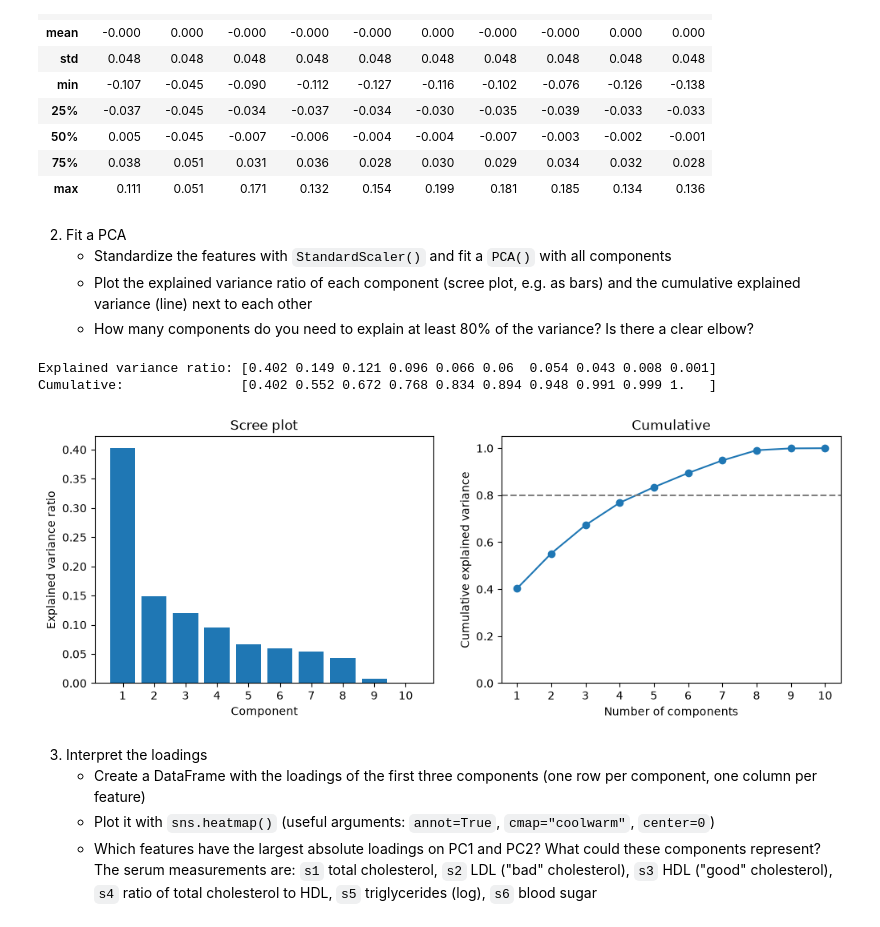
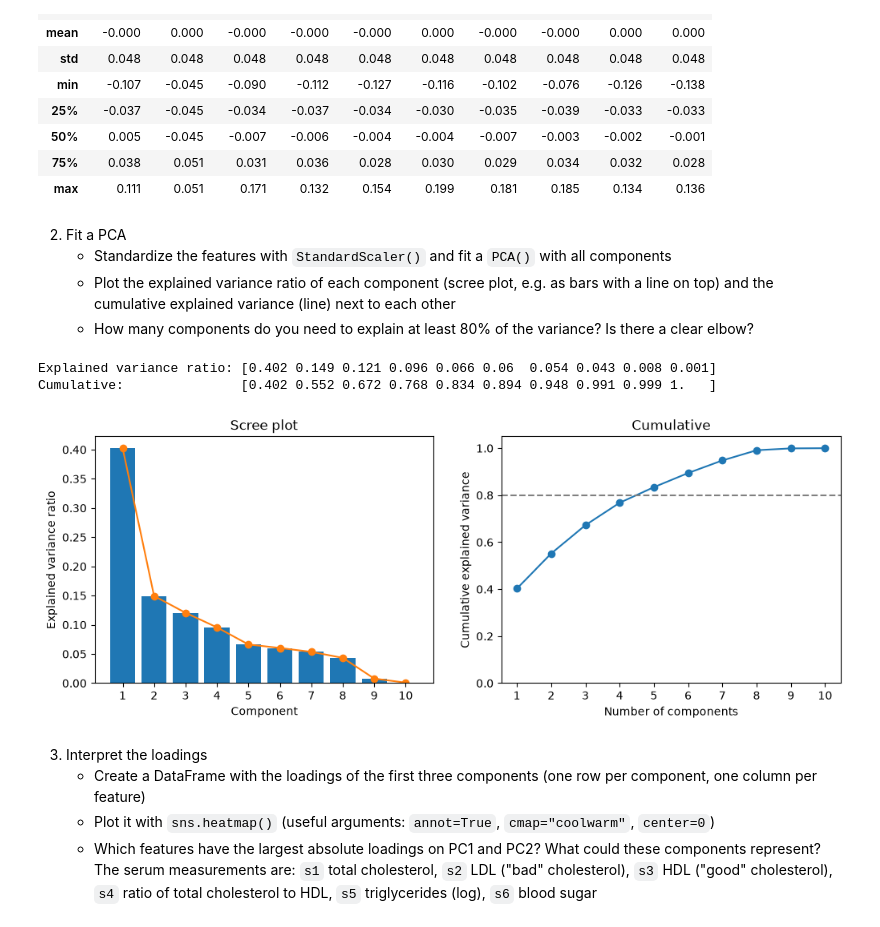
Before and after one commit to mibur1/psy300, a Jupyter notebook: book/solutions/solutions_2.ipynb, the cells around one changed output. Drawn from its saved outputs; the diff is of its cells as text; code cells hidden in the pictures.

```diff
--- a/book/solutions/solutions_2.ipynb
+++ b/book/solutions/solutions_2.ipynb
@@ -209,34 +209,35 @@ X.describe().round(3)
 # %% [markdown]
 2) Fit a PCA
     - Standardize the features with `StandardScaler()` and fit a `PCA()` with all components
-    - Plot the explained variance ratio of each component (scree plot, e.g. as bars) and the cumulative explained variance (line) next to each other
+    - Plot the explained variance ratio of each component (scree plot, e.g. as bars with a line on top) and the cumulative explained variance (line) next to each other
     - How many components do you need to explain at least 80% of the variance? Is there a clear elbow?
 # %%
 import numpy as np
 import matplotlib.pyplot as plt
 from sklearn.preprocessing import StandardScaler
 from sklearn.decomposition import PCA
 
 # Standardize the data and fit the PCA
 X_std = StandardScaler().fit_transform(X)
 pca = PCA().fit(X_std)
 
 evr = pca.explained_variance_ratio_
 components = np.arange(1, len(evr) + 1)
 print("Explained variance ratio:", evr.round(3))
 print("Cumulative:              ", evr.cumsum().round(3))
 
 # Plot the explained variance ratio and the cumulative explained variance
 fig, ax = plt.subplots(1, 2, figsize=(12, 4))
 ax[0].bar(components, evr)
+ax[0].plot(components, evr, marker="o", color="C1")
 ax[0].set(xlabel="Component", ylabel="Explained variance ratio", title="Scree plot", xticks=components)
 ax[1].plot(components, evr.cumsum(), marker="o")
 ax[1].axhline(0.8, color="gray", linestyle="--")
 ax[1].set(xlabel="Number of components", ylabel="Cumulative explained variance", title="Cumulative", xticks=components, ylim=(0, 1.05));
 # %% [output]
 Explained variance ratio: [0.402 0.149 0.121 0.096 0.066 0.06  0.054 0.043 0.008 0.001]
 Cumulative:               [0.402 0.552 0.672 0.768 0.834 0.894 0.948 0.991 0.999 1.   ]
-[figure, old version]
+[figure, new version]
 # %% [markdown]
 3) Interpret the loadings
     - Create a DataFrame with the loadings of the first three components (one row per component, one column per feature)
```
Also changed, not shown: parts of 1 cell of this notebook, 3 other files.
